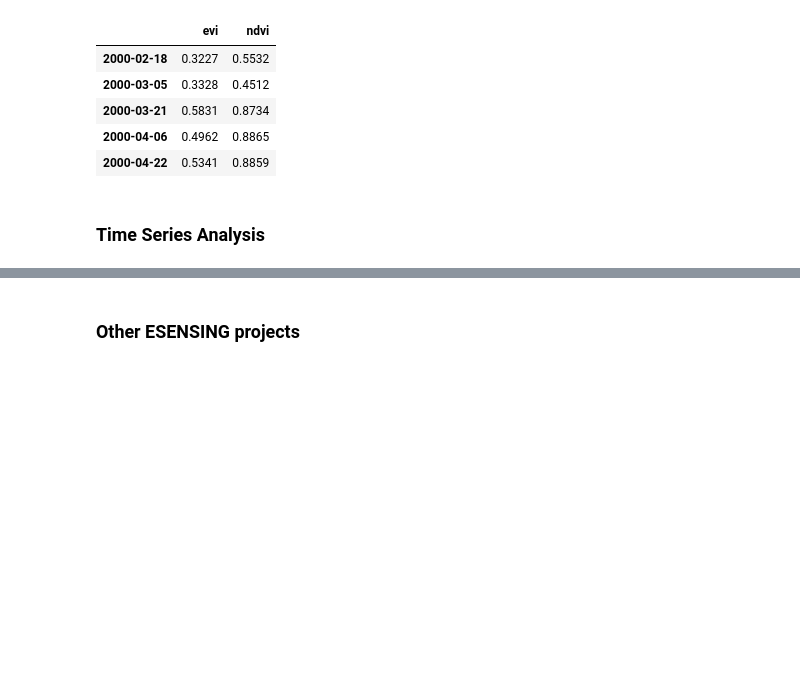
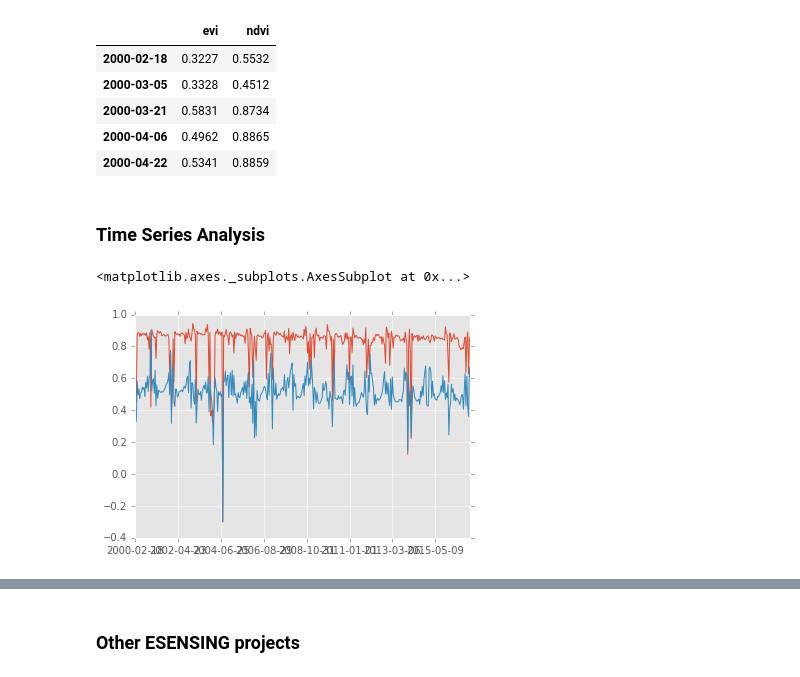
Before and after one commit to rolfsimoes/wgiss-py-webinar, a Jupyter notebook: WGISS_Tech_Webinar.ipynb, the cells around one changed output, grey strips where cells are left out. Cells and saved outputs as stored; diff of their text form; code cells hidden in the pictures; blank space fills up the shorter version.

Commit message:
graphs added

```diff
--- a/WGISS_Tech_Webinar.ipynb
+++ b/WGISS_Tech_Webinar.ipynb
@@ -87,9 +98,14 @@ vidf[0:5]
 ### Time Series Analysis
 # %%
 # Time series visualization
+%matplotlib inline
 import matplotlib
-#matplotlib.style.use('ggplot')
-#ndvi.plot()
+matplotlib.style.use('ggplot')
+ndvi.plot()
+evi.plot()
+# %% [output]
+<matplotlib.axes._subplots.AxesSubplot at 0x...>
+[figure, added]
 # %%
 # Fourier decomposition
 # %%
```
Also changed, not shown: parts of 3 cells of this notebook.
